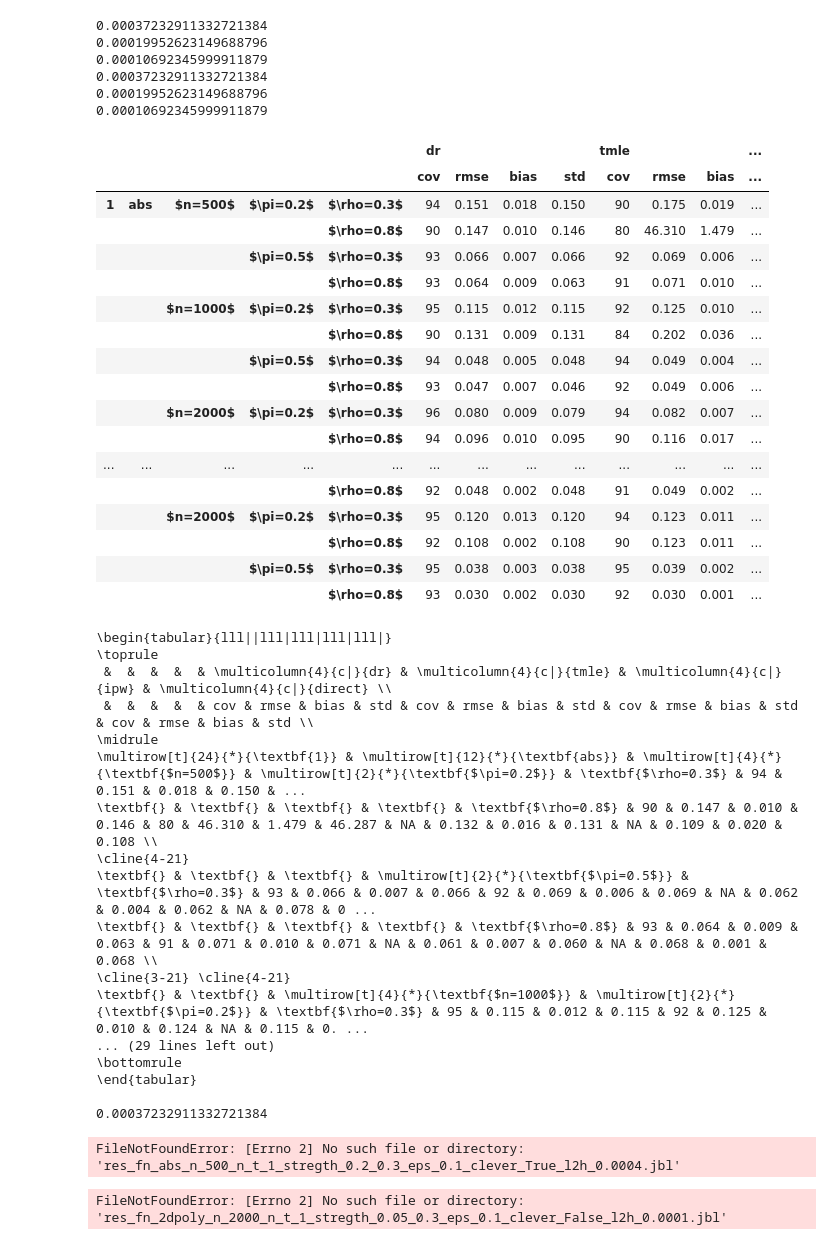
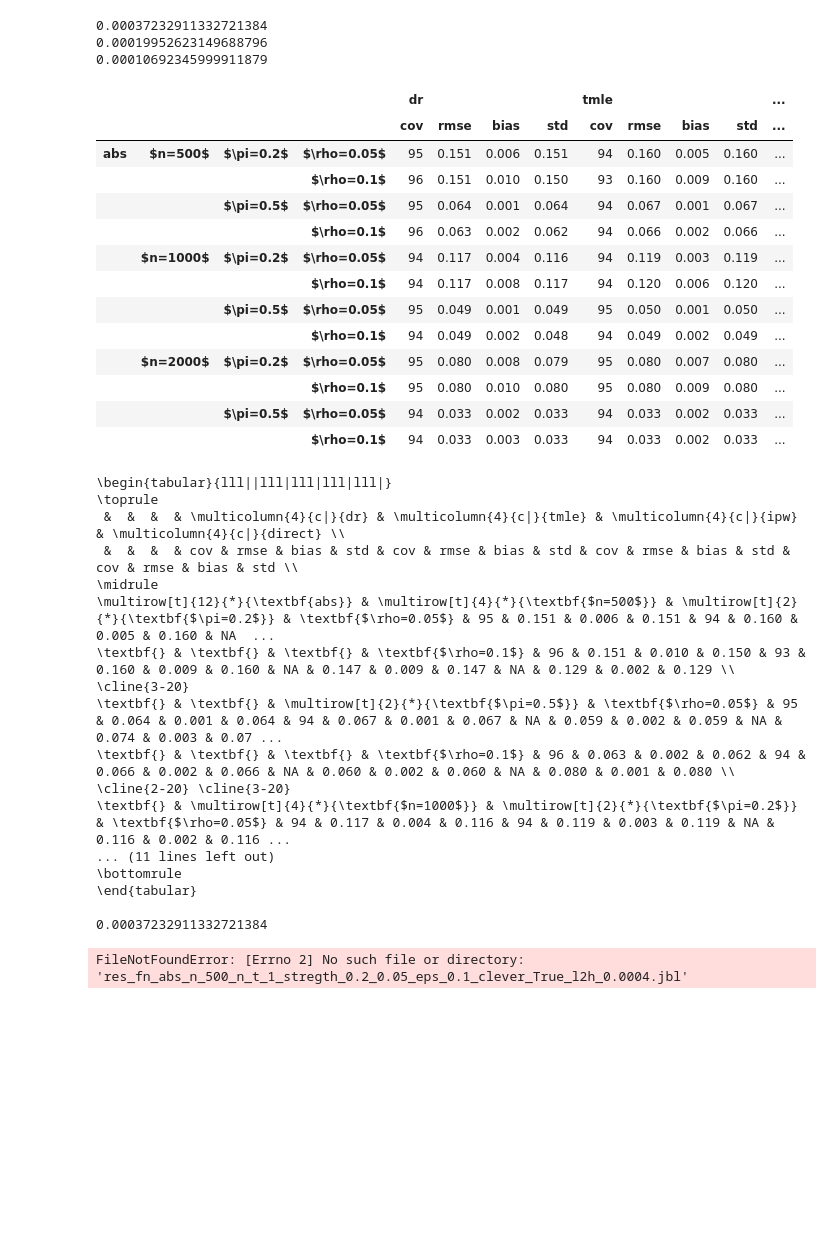
Before and after one commit to syrgkanislab/npiv_functionals, a Jupyter notebook: notebooks/Postprocess.ipynb, the cells around one changed output. Drawn from its saved outputs; the diff is of its cells as text; code cells hidden in the pictures; blank space fills up the shorter version.

```diff
--- a/notebooks/Postprocess.ipynb
+++ b/notebooks/Postprocess.ipynb
@@ -49,7 +49,7 @@ for clever in [False, True]:
     resd = {}
     for n_t in [1]:
         resd[n_t] = {}
-        for fname in ['abs', '2dpoly']:
+        for fname in ['abs', '2dpoly', 'sigmoid', 'sin']:
             resd[n_t][fname] = OrderedDict()
             for n in [500, 1000, 2000]:
                 lambda_l2_h = .1/n**(.9)
@@ -59,74 +59,67 @@ for clever in [False, True]:
                 for iv_strength in [0.2, 0.5]:
                     ivkey = f'$\\pi={iv_strength}$'
                     resd[n_t][fname][nkey][ivkey] = {}
                     for endogeneity_strength in [0.05, 0.1]:
                         true, results = joblib.load(f'res_fn_{fname}_n_{n}_n_t_{n_t}_stregth_{iv_strength}_{endogeneity_strength}_eps_{0.1}_clever_{clever}_l2h_{lambda_l2_h:.4f}.jbl')
                         ekey = f'$\\rho={endogeneity_strength}$'
                         resd[n_t][fname][nkey][ivkey][ekey] = {}
                         for it, method in enumerate(['dr', 'tmle', 'ipw', 'direct']):
                             data = np.array([r[it] for r in results])
                             if method in ['dr', 'tmle']:
                                 cov = f'{100*np.mean((data[:, 1] <= true) & (true <= data[:, 2])):.0f}'
                             else:
                                 cov = 'NA'
                             resd[n_t][fname][nkey][ivkey][ekey][method] = {
                                             'cov': cov,
                                             'rmse': f'{np.sqrt(np.mean((data[:, 0]-true)**2)):.3f}',
                                             'bias': f'{np.abs(np.mean((data[:, 0]-true))):.3f}',
                                             'std': f'{np.std(data[:, 0]):.3f}'}
                         resd[n_t][fname][nkey][ivkey][ekey] = pd.DataFrame(resd[n_t][fname][nkey][ivkey][ekey])
                     resd[n_t][fname][nkey][ivkey] = pd.concat(resd[n_t][fname][nkey][ivkey], sort=False)
                 resd[n_t][fname][nkey] = pd.concat(resd[n_t][fname][nkey], sort=False)
             resd[n_t][fname] = pd.concat(resd[n_t][fname], sort=False)
         resd[n_t] = pd.concat(resd[n_t], sort=False)
-    display(pd.concat(resd).unstack(level=5))
-    print(pd.concat(resd).unstack(level=5).to_latex(bold_rows=True, multirow=True,
+    display(pd.concat(resd).droplevel(0).unstack(level=4))
+    print(pd.concat(resd).droplevel(0).unstack(level=4).to_latex(bold_rows=True, multirow=True,
                                                     multicolumn=True, escape=False,
                                                     column_format='lll||lll|lll|lll|lll|',
                                                     multicolumn_format='c|'))
 # %% [output]
 0.00037232911332721384
 0.00019952623149688796
 0.00010692345999911879
-0.00037232911332721384
-0.00019952623149688796
-0.00010692345999911879
-|  |  |  |  |  | dr |  |  |  | tmle |  |  | ... |
-|  |  |  |  |  | cov | rmse | bias | std | cov | rmse | bias | ... |
-| 1 | abs | $n=500$ | $\pi=0.2$ | $\rho=0.3$ | 94 | 0.151 | 0.018 | 0.150 | 90 | 0.175 | 0.019 | ... |
-|  |  |  |  | $\rho=0.8$ | 90 | 0.147 | 0.010 | 0.146 | 80 | 46.310 | 1.479 | ... |
-|  |  |  | $\pi=0.5$ | $\rho=0.3$ | 93 | 0.066 | 0.007 | 0.066 | 92 | 0.069 | 0.006 | ... |
-|  |  |  |  | $\rho=0.8$ | 93 | 0.064 | 0.009 | 0.063 | 91 | 0.071 | 0.010 | ... |
-|  |  | $n=1000$ | $\pi=0.2$ | $\rho=0.3$ | 95 | 0.115 | 0.012 | 0.115 | 92 | 0.125 | 0.010 | ... |
-|  |  |  |  | $\rho=0.8$ | 90 | 0.131 | 0.009 | 0.131 | 84 | 0.202 | 0.036 | ... |
-|  |  |  | $\pi=0.5$ | $\rho=0.3$ | 94 | 0.048 | 0.005 | 0.048 | 94 | 0.049 | 0.004 | ... |
-|  |  |  |  | $\rho=0.8$ | 93 | 0.047 | 0.007 | 0.046 | 92 | 0.049 | 0.006 | ... |
-|  |  | $n=2000$ | $\pi=0.2$ | $\rho=0.3$ | 96 | 0.080 | 0.009 | 0.079 | 94 | 0.082 | 0.007 | ... |
-|  |  |  |  | $\rho=0.8$ | 94 | 0.096 | 0.010 | 0.095 | 90 | 0.116 | 0.017 | ... |
-| ... | ... | ... | ... | ... | ... | ... | ... | ... | ... | ... | ... | ... |
-|  |  |  |  | $\rho=0.8$ | 92 | 0.048 | 0.002 | 0.048 | 91 | 0.049 | 0.002 | ... |
-|  |  | $n=2000$ | $\pi=0.2$ | $\rho=0.3$ | 95 | 0.120 | 0.013 | 0.120 | 94 | 0.123 | 0.011 | ... |
-|  |  |  |  | $\rho=0.8$ | 92 | 0.108 | 0.002 | 0.108 | 90 | 0.123 | 0.011 | ... |
-|  |  |  | $\pi=0.5$ | $\rho=0.3$ | 95 | 0.038 | 0.003 | 0.038 | 95 | 0.039 | 0.002 | ... |
-|  |  |  |  | $\rho=0.8$ | 93 | 0.030 | 0.002 | 0.030 | 92 | 0.030 | 0.001 | ... |
+|  |  |  |  | dr |  |  |  | tmle |  |  |  | ... |
+|  |  |  |  | cov | rmse | bias | std | cov | rmse | bias | std | ... |
+| abs | $n=500$ | $\pi=0.2$ | $\rho=0.05$ | 95 | 0.151 | 0.006 | 0.151 | 94 | 0.160 | 0.005 | 0.160 | ... |
+|  |  |  | $\rho=0.1$ | 96 | 0.151 | 0.010 | 0.150 | 93 | 0.160 | 0.009 | 0.160 | ... |
+|  |  | $\pi=0.5$ | $\rho=0.05$ | 95 | 0.064 | 0.001 | 0.064 | 94 | 0.067 | 0.001 | 0.067 | ... |
+|  |  |  | $\rho=0.1$ | 96 | 0.063 | 0.002 | 0.062 | 94 | 0.066 | 0.002 | 0.066 | ... |
+|  | $n=1000$ | $\pi=0.2$ | $\rho=0.05$ | 94 | 0.117 | 0.004 | 0.116 | 94 | 0.119 | 0.003 | 0.119 | ... |
+|  |  |  | $\rho=0.1$ | 94 | 0.117 | 0.008 | 0.117 | 94 | 0.120 | 0.006 | 0.120 | ... |
+|  |  | $\pi=0.5$ | $\rho=0.05$ | 95 | 0.049 | 0.001 | 0.049 | 95 | 0.050 | 0.001 | 0.050 | ... |
+|  |  |  | $\rho=0.1$ | 94 | 0.049 | 0.002 | 0.048 | 94 | 0.049 | 0.002 | 0.049 | ... |
+|  | $n=2000$ | $\pi=0.2$ | $\rho=0.05$ | 95 | 0.080 | 0.008 | 0.079 | 95 | 0.080 | 0.007 | 0.080 | ... |
+|  |  |  | $\rho=0.1$ | 95 | 0.080 | 0.010 | 0.080 | 95 | 0.080 | 0.009 | 0.080 | ... |
+|  |  | $\pi=0.5$ | $\rho=0.05$ | 94 | 0.033 | 0.002 | 0.033 | 94 | 0.033 | 0.002 | 0.033 | ... |
+|  |  |  | $\rho=0.1$ | 94 | 0.033 | 0.003 | 0.033 | 94 | 0.033 | 0.002 | 0.033 | ... |
 \begin{tabular}{lll||lll|lll|lll|lll|}
 \toprule
- &  &  &  &  & \multicolumn{4}{c|}{dr} & \multicolumn{4}{c|}{tmle} & \multicolumn{4}{c|}{ipw} & \multicolumn{4}{c|}{direct} \\
- &  &  &  &  & cov & rmse & bias & std & cov & rmse & bias & std & cov & rmse & bias & std & cov & rmse & bias & std \\
+ &  &  &  & \multicolumn{4}{c|}{dr} & \multicolumn{4}{c|}{tmle} & \multicolumn{4}{c|}{ipw} & \multicolumn{4}{c|}{direct} \\
+ &  &  &  & cov & rmse & bias & std & cov & rmse & bias & std & cov & rmse & bias & std & cov & rmse & bias & std \\
 \midrule
-\multirow[t]{24}{*}{\textbf{1}} & \multirow[t]{12}{*}{\textbf{abs}} & \multirow[t]{4}{*}{\textbf{$n=500$}} & \multirow[t]{2}{*}{\textbf{$\pi=0.2$}} & \textbf{$\rho=0.3$} & 94 & 0.151 & 0.018 & 0.150 & ...
-\textbf{} & \textbf{} & \textbf{} & \textbf{} & \textbf{$\rho=0.8$} & 90 & 0.147 & 0.010 & 0.146 & 80 & 46.310 & 1.479 & 46.287 & NA & 0.132 & 0.016 & 0.131 & NA & 0.109 & 0.020 & 0.108 \\
-\cline{4-21}
-\textbf{} & \textbf{} & \textbf{} & \multirow[t]{2}{*}{\textbf{$\pi=0.5$}} & \textbf{$\rho=0.3$} & 93 & 0.066 & 0.007 & 0.066 & 92 & 0.069 & 0.006 & 0.069 & NA & 0.062 & 0.004 & 0.062 & NA & 0.078 & 0 ...
-\textbf{} & \textbf{} & \textbf{} & \textbf{} & \textbf{$\rho=0.8$} & 93 & 0.064 & 0.009 & 0.063 & 91 & 0.071 & 0.010 & 0.071 & NA & 0.061 & 0.007 & 0.060 & NA & 0.068 & 0.001 & 0.068 \\
-\cline{3-21} \cline{4-21}
-\textbf{} & \textbf{} & \multirow[t]{4}{*}{\textbf{$n=1000$}} & \multirow[t]{2}{*}{\textbf{$\pi=0.2$}} & \textbf{$\rho=0.3$} & 95 & 0.115 & 0.012 & 0.115 & 92 & 0.125 & 0.010 & 0.124 & NA & 0.115 & 0. ...
-... (29 lines left out)
+\multirow[t]{12}{*}{\textbf{abs}} & \multirow[t]{4}{*}{\textbf{$n=500$}} & \multirow[t]{2}{*}{\textbf{$\pi=0.2$}} & \textbf{$\rho=0.05$} & 95 & 0.151 & 0.006 & 0.151 & 94 & 0.160 & 0.005 & 0.160 & NA  ...
+\textbf{} & \textbf{} & \textbf{} & \textbf{$\rho=0.1$} & 96 & 0.151 & 0.010 & 0.150 & 93 & 0.160 & 0.009 & 0.160 & NA & 0.147 & 0.009 & 0.147 & NA & 0.129 & 0.002 & 0.129 \\
+\cline{3-20}
+\textbf{} & \textbf{} & \multirow[t]{2}{*}{\textbf{$\pi=0.5$}} & \textbf{$\rho=0.05$} & 95 & 0.064 & 0.001 & 0.064 & 94 & 0.067 & 0.001 & 0.067 & NA & 0.059 & 0.002 & 0.059 & NA & 0.074 & 0.003 & 0.07 ...
+\textbf{} & \textbf{} & \textbf{} & \textbf{$\rho=0.1$} & 96 & 0.063 & 0.002 & 0.062 & 94 & 0.066 & 0.002 & 0.066 & NA & 0.060 & 0.002 & 0.060 & NA & 0.080 & 0.001 & 0.080 \\
+\cline{2-20} \cline{3-20}
+\textbf{} & \multirow[t]{4}{*}{\textbf{$n=1000$}} & \multirow[t]{2}{*}{\textbf{$\pi=0.2$}} & \textbf{$\rho=0.05$} & 94 & 0.117 & 0.004 & 0.116 & 94 & 0.119 & 0.003 & 0.119 & NA & 0.116 & 0.002 & 0.116 ...
+... (11 lines left out)
 \bottomrule
 \end{tabular}
 
 0.00037232911332721384
-FileNotFoundError: [Errno 2] No such file or directory: 'res_fn_abs_n_500_n_t_1_stregth_0.2_0.3_eps_0.1_clever_True_l2h_0.0004.jbl'
+FileNotFoundError: [Errno 2] No such file or directory: 'res_fn_abs_n_500_n_t_1_stregth_0.2_0.05_eps_0.1_clever_True_l2h_0.0004.jbl'
 # %%
 for clever in [False]:
     resd = {}
@@ -167,8 +160,6 @@ for clever in [False]:
                                                     multicolumn=True, escape=False,
                                                     column_format='lll||lll|lll|lll|lll|',
                                                     multicolumn_format='c|'))
-# %% [output]
-FileNotFoundError: [Errno 2] No such file or directory: 'res_fn_2dpoly_n_2000_n_t_1_stregth_0.05_0.3_eps_0.1_clever_False_l2h_0.0001.jbl'
 # %%
 endogeneity_strength = 0.3
 fname = 'cct'
```
Also changed, not shown: 1 other file.
